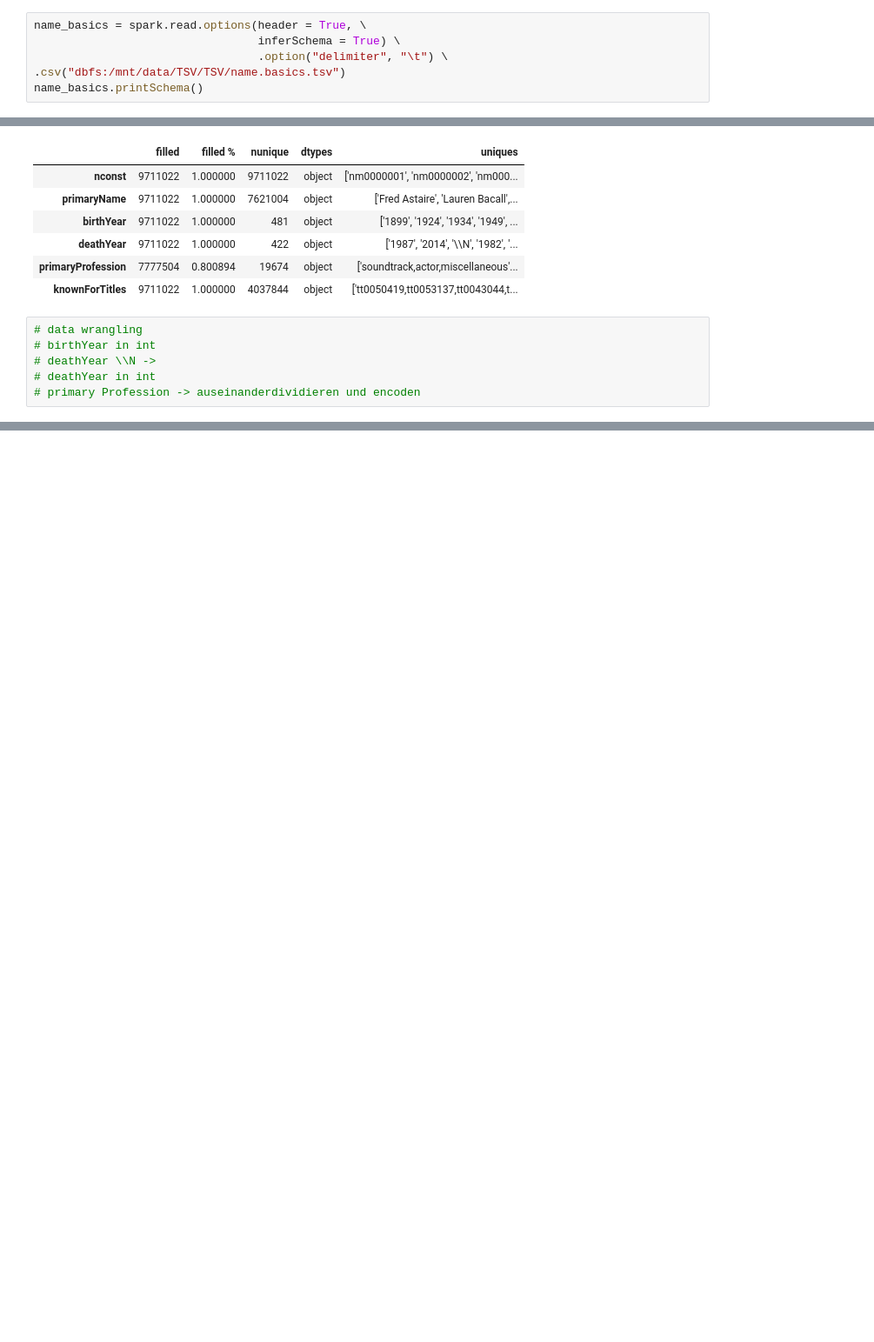
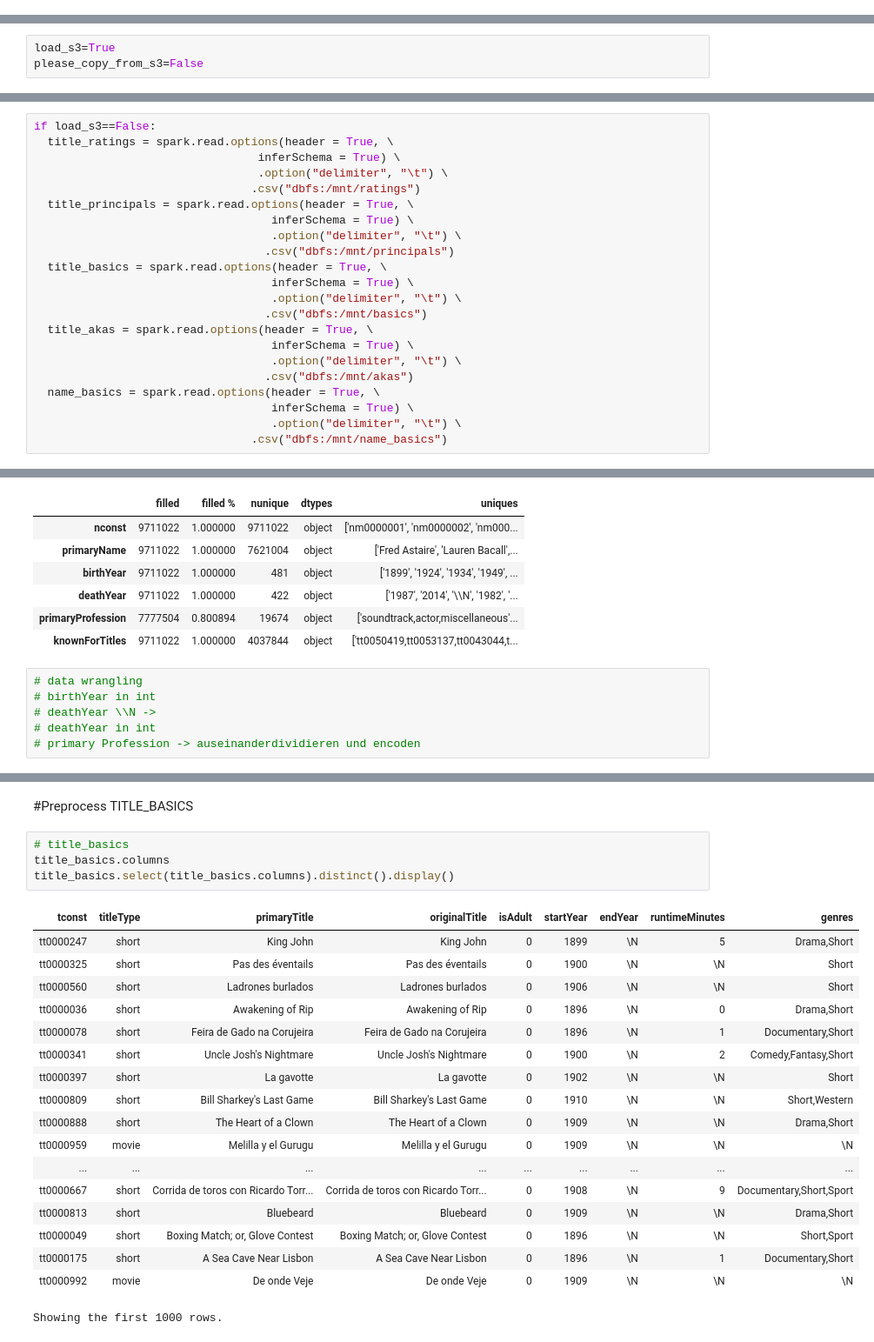
Before and after one commit to julia105/Movie-Project, a Jupyter notebook: Project Movie.ipynb, the cells around one changed output, grey strips where cells are left out. Shown: that part at 87% size. Cells and saved outputs as stored; diff of their text form; blank space fills up the shorter version.

```diff
--- a/Project Movie.ipynb
+++ b/Project Movie.ipynb
@@ -23,6 +26,0 @@ display(dbutils.fs.ls("/mnt/%s" % MOUNT_NAME))
-# %%
-name_basics = spark.read.options(header = True, \
-                                 inferSchema = True) \
-                                 .option("delimiter", "\t") \
-.csv("dbfs:/mnt/data/TSV/TSV/name.basics.tsv")
-name_basics.printSchema()
@@ -30,0 +33,3 @@ name_basics.printSchema()
+# %%
+load_s3=True
+please_copy_from_s3=False
@@ -62,0 +87,22 @@ title_ratings.describe().show()
+# %%
+if load_s3==False:
+  title_ratings = spark.read.options(header = True, \
+                                 inferSchema = True) \
+                                 .option("delimiter", "\t") \
+                                .csv("dbfs:/mnt/ratings")
+  title_principals = spark.read.options(header = True, \
+                                   inferSchema = True) \
+                                   .option("delimiter", "\t") \
+                                  .csv("dbfs:/mnt/principals")
+  title_basics = spark.read.options(header = True, \
+                                   inferSchema = True) \
+                                   .option("delimiter", "\t") \
+                                  .csv("dbfs:/mnt/basics")
+  title_akas = spark.read.options(header = True, \
+                                   inferSchema = True) \
+                                   .option("delimiter", "\t") \
+                                  .csv("dbfs:/mnt/akas")
+  name_basics = spark.read.options(header = True, \
+                                   inferSchema = True) \
+                                   .option("delimiter", "\t") \
+                                .csv("dbfs:/mnt/name_basics")
@@ -340,0 +392,25 @@ title_principals_bricks.groupBy(col('category')).agg({"tconst":"count"}).show()
+# %% [markdown]
+#Preprocess TITLE_BASICS
+# %%
+# title_basics
+title_basics.columns
+title_basics.select(title_basics.columns).distinct().display()
+# %% [output]
+| tconst | titleType | primaryTitle | originalTitle | isAdult | startYear | endYear | runtimeMinutes | genres |
+| tt0000247 | short | King John | King John | 0 | 1899 | \N | 5 | Drama,Short |
+| tt0000325 | short | Pas des éventails | Pas des éventails | 0 | 1900 | \N | \N | Short |
+| tt0000560 | short | Ladrones burlados | Ladrones burlados | 0 | 1906 | \N | \N | Short |
+| tt0000036 | short | Awakening of Rip | Awakening of Rip | 0 | 1896 | \N | 0 | Drama,Short |
+| tt0000078 | short | Feira de Gado na Corujeira | Feira de Gado na Corujeira | 0 | 1896 | \N | 1 | Documentary,Short |
+| tt0000341 | short | Uncle Josh's Nightmare | Uncle Josh's Nightmare | 0 | 1900 | \N | 2 | Comedy,Fantasy,Short |
+| tt0000397 | short | La gavotte | La gavotte | 0 | 1902 | \N | \N | Short |
+| tt0000809 | short | Bill Sharkey's Last Game | Bill Sharkey's Last Game | 0 | 1910 | \N | \N | Short,Western |
+| tt0000888 | short | The Heart of a Clown | The Heart of a Clown | 0 | 1909 | \N | \N | Drama,Short |
+| tt0000959 | movie | Melilla y el Gurugu | Melilla y el Gurugu | 0 | 1909 | \N | \N | \N |
+| ... | ... | ... | ... | ... | ... | ... | ... | ... |
+| tt0000667 | short | Corrida de toros con Ricardo Torr... | Corrida de toros con Ricardo Torr... | 0 | 1908 | \N | 9 | Documentary,Short,Sport |
+| tt0000813 | short | Bluebeard | Bluebeard | 0 | 1909 | \N | \N | Drama,Short |
+| tt0000049 | short | Boxing Match; or, Glove Contest | Boxing Match; or, Glove Contest | 0 | 1896 | \N | \N | Short,Sport |
+| tt0000175 | short | A Sea Cave Near Lisbon | A Sea Cave Near Lisbon | 0 | 1896 | \N | 1 | Documentary,Short |
+| tt0000992 | movie | De onde Veje | De onde Veje | 0 | 1909 | \N | \N | \N |
+Showing the first 1000 rows.
```
Also changed, not shown: parts of 87 cells of this notebook.
